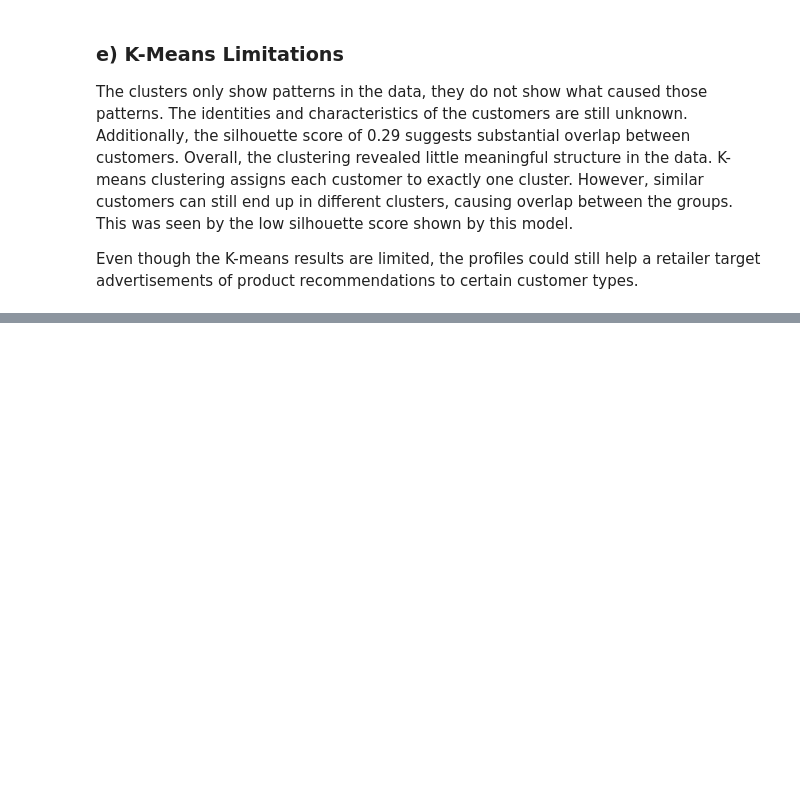
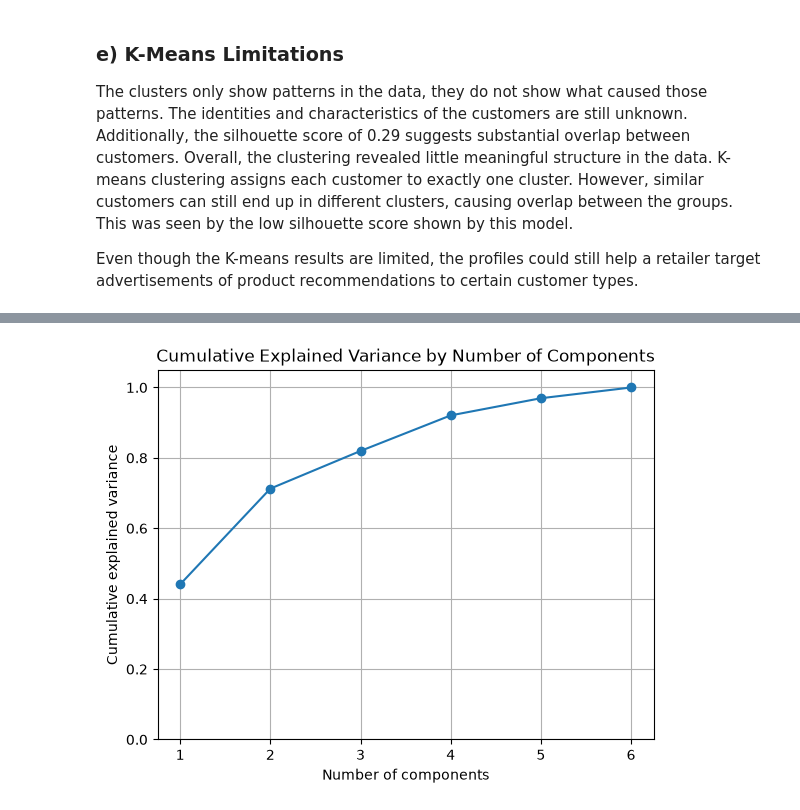
Before and after one commit to codettlaff/CPTS_575, a Jupyter notebook: assignment5/assignment5.ipynb, the cells around one changed output, grey strips where cells are left out. Cells and saved outputs as stored; diff of their text form; code cells hidden in the pictures; blank space fills up the shorter version.

```diff
--- a/assignment5/assignment5.ipynb
+++ b/assignment5/assignment5.ipynb
@@ -204,0 +217,4 @@ Even though the K-means results are limited, the profiles could still help a ret
+# %%
+# Fit PCA using all six principal components.
+pca = PCA(n_components=6)
+X_pca = pca.fit_transform(X_scaled)
@@ -204,0 +223,7 @@ Even though the K-means results are limited, the profiles could still help a ret
+# %%
+variance_table = pd.DataFrame({
+    "Component": [f"PC{i}" for i in range(1, len(pca.explained_variance_ratio_) + 1)],
+    "Explained variance ratio": pca.explained_variance_ratio_,
+    "Cumulative explained variance": np.cumsum(pca.explained_variance_ratio_)})
+
+display(variance_table)
@@ -204,0 +238,17 @@ Even though the K-means results are limited, the profiles could still help a ret
+# %%
+# Plot cumulative explained variance against the number of components
+components = range(1, len(variance_table) + 1)
+
+plt.plot(
+    components,
+    variance_table["Cumulative explained variance"],
+    marker="o")
+plt.xlabel("Number of components")
+plt.ylabel("Cumulative explained variance")
+plt.title("Cumulative Explained Variance by Number of Components")
+plt.xticks(components)
+plt.ylim(0, 1.05)
+plt.grid(True)
+plt.show()
+# %% [output]
+[figure, added]
```
Also changed, not shown: parts of 10 cells of this notebook.
